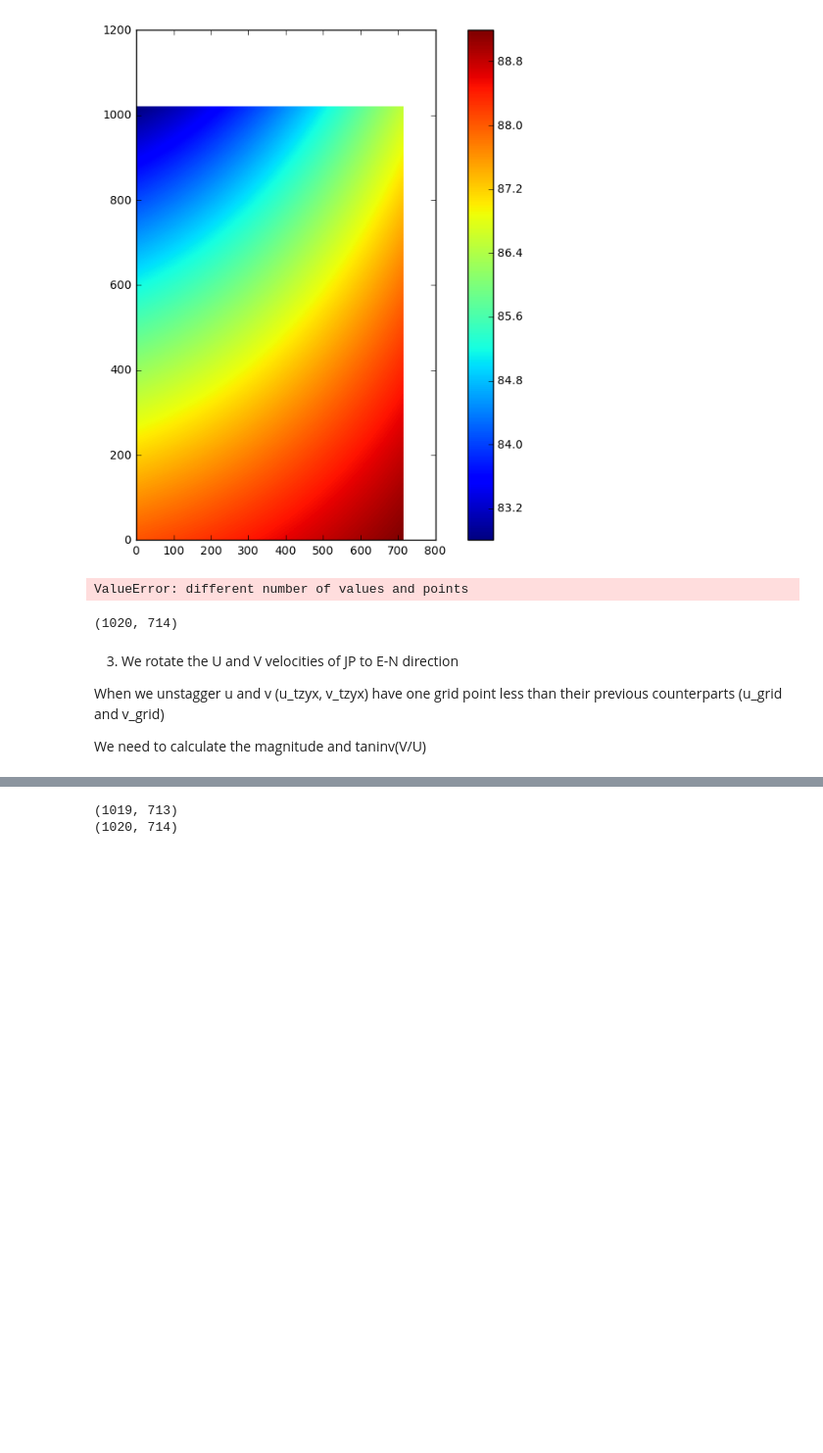
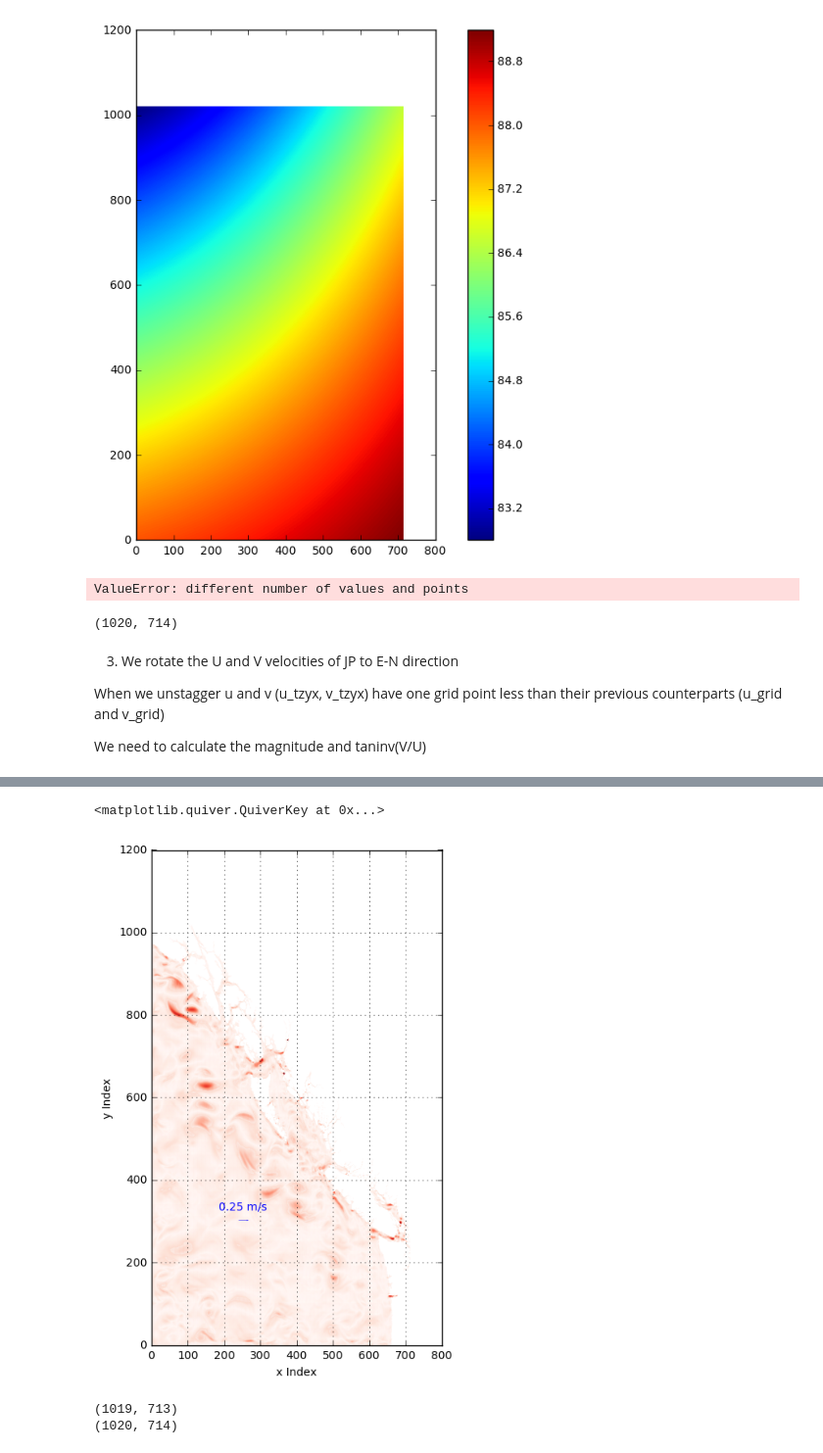
Before and after one commit to UBC-MOAD/wcvi, a Jupyter notebook: grid/Grid_transformation.ipynb, the cells around one changed output, grey strips where cells are left out. Shown at 98% size. Saved outputs shown, nothing was run; the diff lists cells and outputs as text; code cells hidden in the pictures; blank space fills up the shorter version.

```diff
--- a/grid/Grid_transformation.ipynb
+++ b/grid/Grid_transformation.ipynb
@@ -252,3 +265,29 @@ v_tzyx.shape
+# %%
+
+# mask the arrays
+u_unrotated_masked = np.ma.masked_values(u_unrotated[...], 0)
+v_unrotated_masked = np.ma.masked_values(v_unrotated[...], 0)
+
+speeds = np.sqrt(np.square(u_unrotated_masked) + np.square(v_unrotated_masked))
+
+# Plot the velocity vectors
+fig, ax = plt.subplots(1, 1, figsize=(10, 8))
+viz_tools.set_aspect(ax)
+
+
+arrowsteps = 1
+x_slice = u_unrotated_masked[::arrowsteps,::arrowsteps]
+y_slice = v_unrotated_masked[::arrowsteps,::arrowsteps]
+speed_slice = speeds[::arrowsteps, ::arrowsteps]
+quiver = ax.quiver(x_slice, y_slice, speed_slice, pivot='mid', cmap='Reds', width=0.0015)
+ax.grid()
+# Axes label and title
+ax.set_xlabel('x Index')
+ax.set_ylabel('y Index')
+ax.quiverkey(quiver, 252, 302, 4, '0.25 m/s', coordinates='data', color='blue', labelcolor='blue')
+# %% [output]
+<matplotlib.quiver.QuiverKey at 0x...>
+[figure, added]
 # %%
 print(bearing.shape)
 
```
Also changed, not shown: parts of 7 cells of this notebook.
